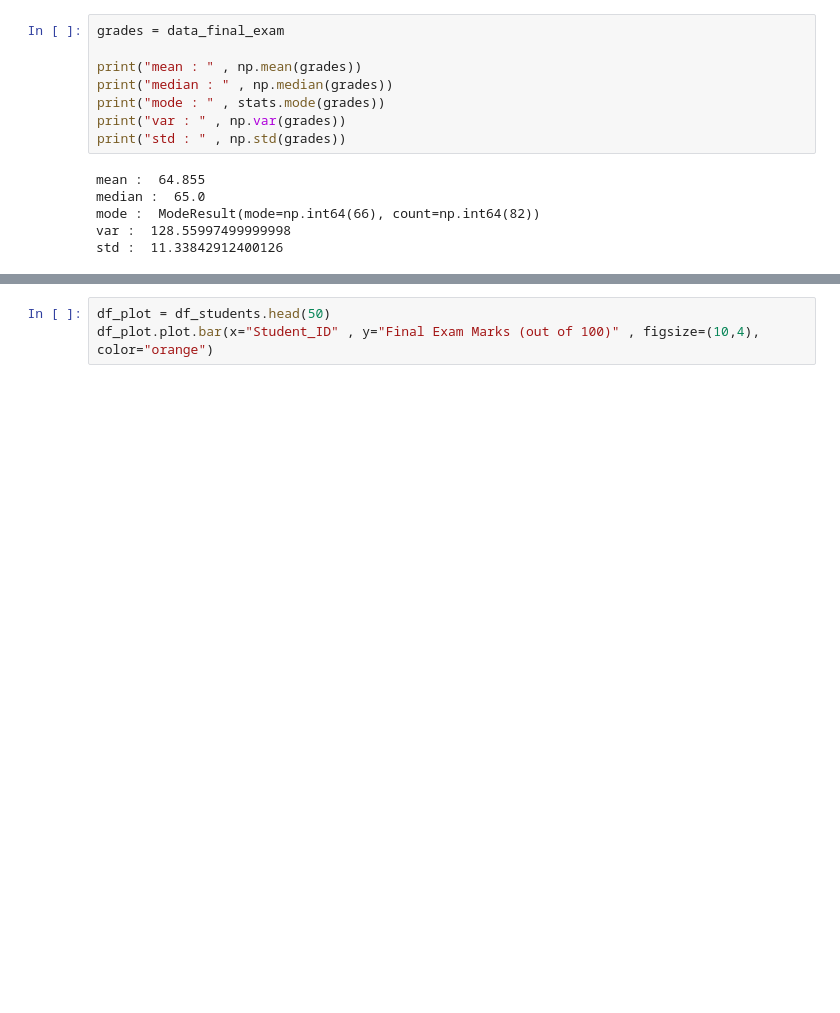
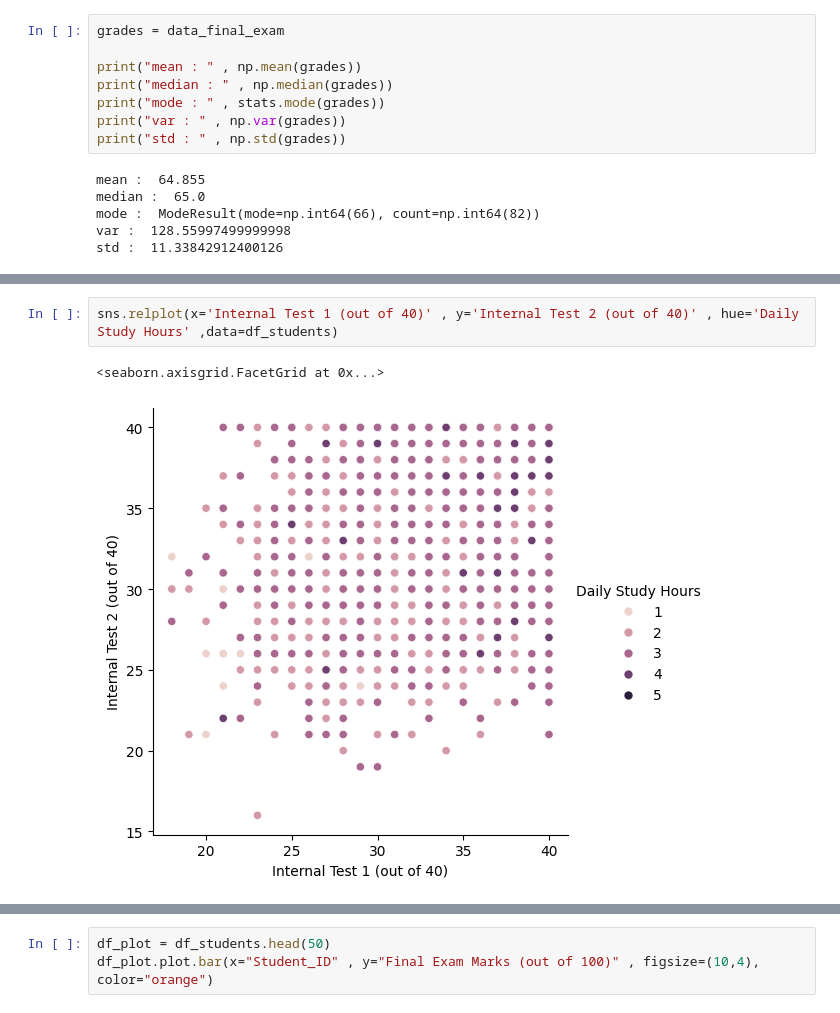
Before and after one commit to rafiramdhani12/data-sains, a Jupyter notebook: projek_data_sains.ipynb, the cells around one changed output, grey strips where cells are left out. Cells and saved outputs as stored; diff of their text form; blank space fills up the shorter version.

```diff
--- a/projek_data_sains.ipynb
+++ b/projek_data_sains.ipynb
@@ -143,0 +150,5 @@ std :  11.33842912400126
+# %%
+sns.relplot(x='Internal Test 1 (out of 40)' , y='Internal Test 2 (out of 40)' , hue='Daily Study Hours' ,data=df_students)
+# %% [output]
+<seaborn.axisgrid.FacetGrid at 0x...>
+[figure, added]
```
Also changed, not shown: parts of 5 cells of this notebook.
